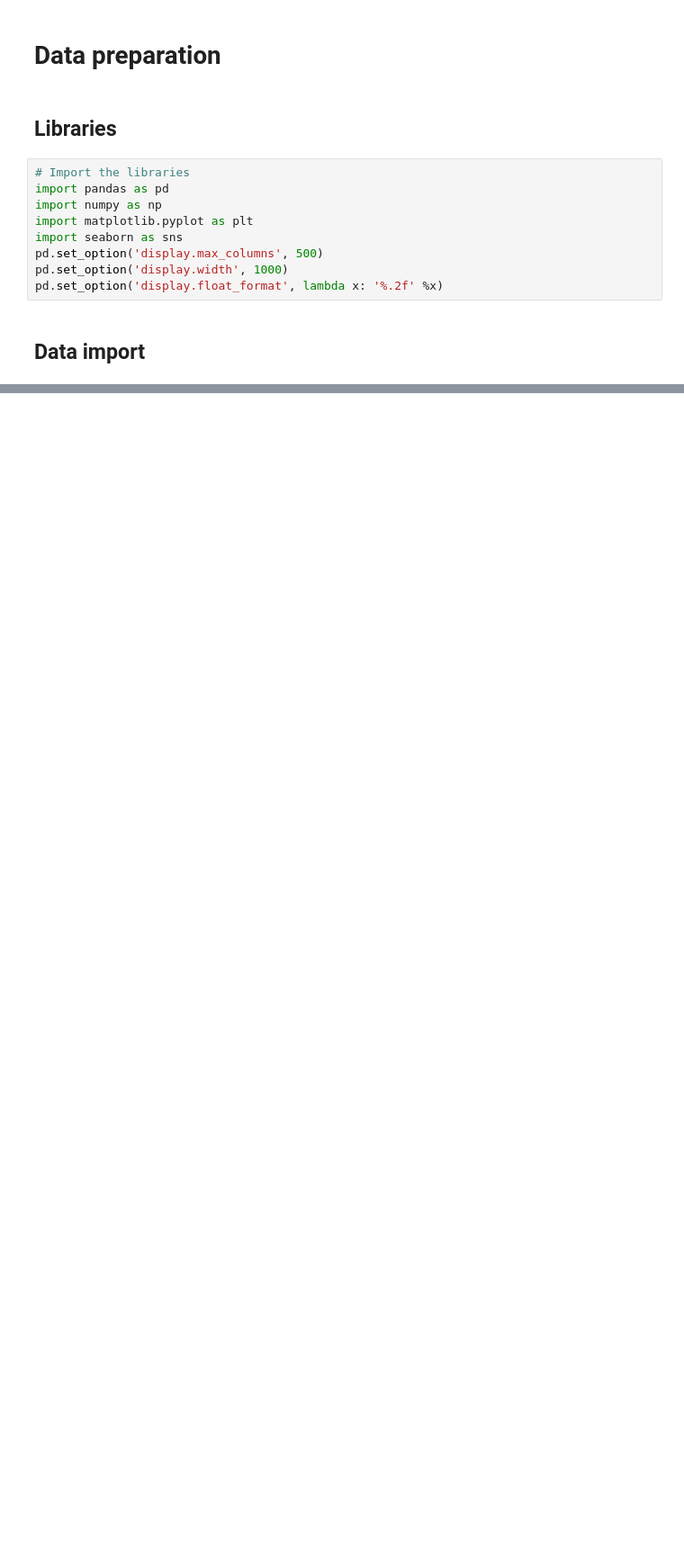
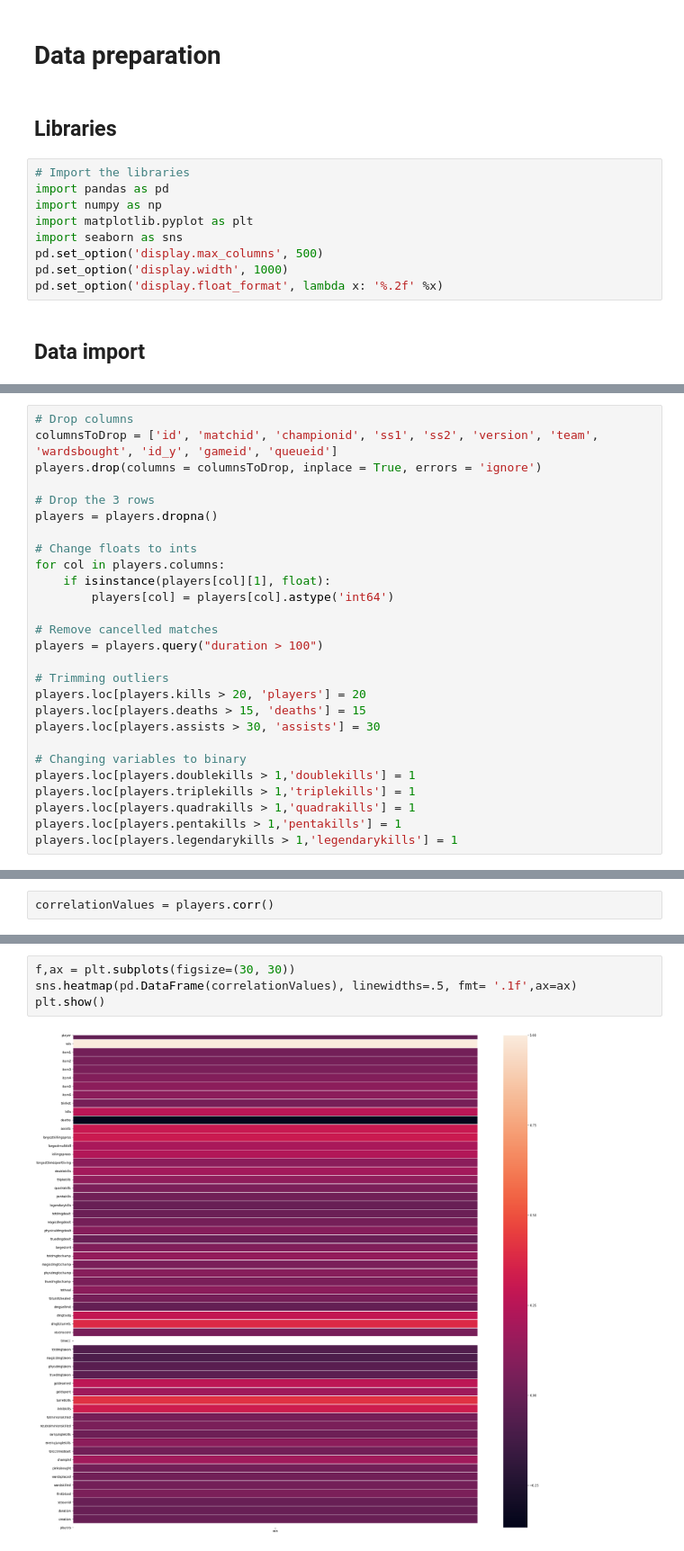
Before and after one commit to Szmariu/LoL-Model, a Jupyter notebook: code.ipynb, the cells around one changed output, grey strips where cells are left out. Shown at 90% size. Drawn from its saved outputs; the diff is of its cells as text; blank space fills up the shorter version.

```diff
--- a/code.ipynb
+++ b/code.ipynb
@@ -84,0 +65,27 @@ memory usage: 1.0+ GB
+# %%
+# Drop columns
+columnsToDrop = ['id', 'matchid', 'championid', 'ss1', 'ss2', 'version', 'team', 'wardsbought', 'id_y', 'gameid', 'queueid']
+players.drop(columns = columnsToDrop, inplace = True, errors = 'ignore')
+
+# Drop the 3 rows
+players = players.dropna()
+
+# Change floats to ints
+for col in players.columns:
+    if isinstance(players[col][1], float):
+        players[col] = players[col].astype('int64')
+
+# Remove cancelled matches
+players = players.query("duration > 100")
+
+# Trimming outliers
+players.loc[players.kills > 20, 'players'] = 20
+players.loc[players.deaths > 15, 'deaths'] = 15
+players.loc[players.assists > 30, 'assists'] = 30
+
+# Changing variables to binary
+players.loc[players.doublekills > 1,'doublekills'] = 1
+players.loc[players.triplekills > 1,'triplekills'] = 1
+players.loc[players.quadrakills > 1,'quadrakills'] = 1
+players.loc[players.pentakills > 1,'pentakills'] = 1
+players.loc[players.legendarykills > 1,'legendarykills'] = 1
@@ -84,0 +137,2 @@ memory usage: 1.0+ GB
+# %%
+correlationValues = players.corr()
@@ -84,0 +159,6 @@ memory usage: 1.0+ GB
+# %%
+f,ax = plt.subplots(figsize=(30, 30))
+sns.heatmap(pd.DataFrame(correlationValues), linewidths=.5, fmt= '.1f',ax=ax)
+plt.show()
+# %% [output]
+[figure, added]
```
Also changed, not shown: parts of 7 cells of this notebook.
